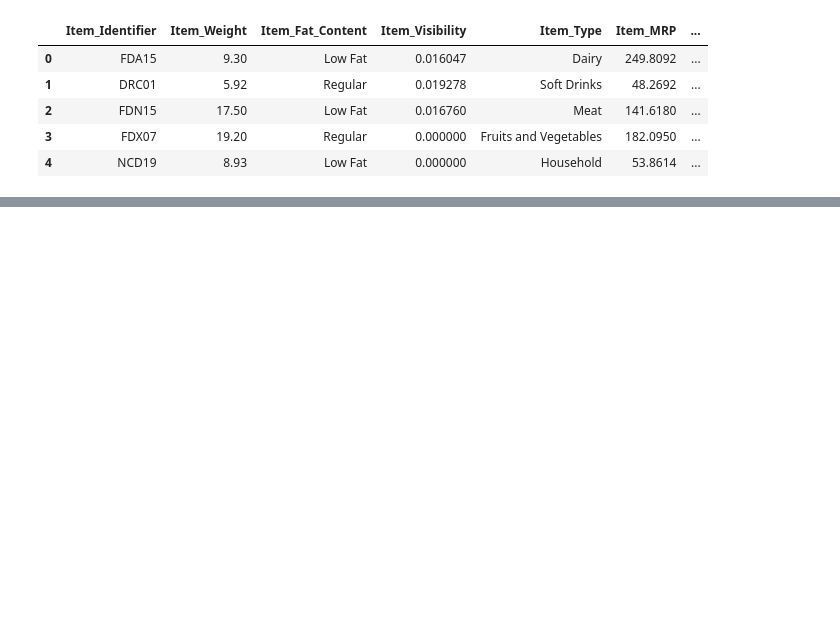
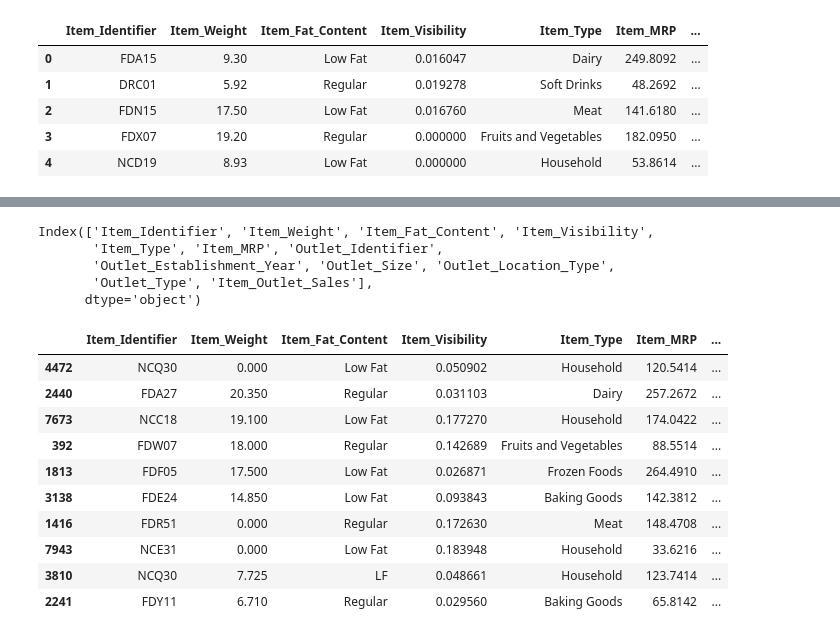
Before and after one commit to ralphpatrick/sales_predictions, a Jupyter notebook: Project_1_Part_1_(Core).ipynb, the cells around one changed output, grey strips where cells are left out. Drawn from its saved outputs; the diff is of its cells as text; code cells hidden in the pictures; blank space fills up the shorter version.

```diff
--- a/Project_1_Part_1_(Core).ipynb
+++ b/Project_1_Part_1_(Core).ipynb
@@ -16,0 +82,23 @@ df.head()
+# %%
+df.columns
+# %% [output]
+Index(['Item_Identifier', 'Item_Weight', 'Item_Fat_Content', 'Item_Visibility',
+       'Item_Type', 'Item_MRP', 'Outlet_Identifier',
+       'Outlet_Establishment_Year', 'Outlet_Size', 'Outlet_Location_Type',
+       'Outlet_Type', 'Item_Outlet_Sales'],
+      dtype='object')
+# %%
+# 5. Decide on how to address the missing values and do it! (This requires your judgement, so explain your choice).
+df.sample(10)
+# %% [output]
+|  | Item_Identifier | Item_Weight | Item_Fat_Content | Item_Visibility | Item_Type | Item_MRP | ... |
+| 4472 | NCQ30 | 0.000 | Low Fat | 0.050902 | Household | 120.5414 | ... |
+| 2440 | FDA27 | 20.350 | Regular | 0.031103 | Dairy | 257.2672 | ... |
+| 7673 | NCC18 | 19.100 | Low Fat | 0.177270 | Household | 174.0422 | ... |
+| 392 | FDW07 | 18.000 | Regular | 0.142689 | Fruits and Vegetables | 88.5514 | ... |
+| 1813 | FDF05 | 17.500 | Low Fat | 0.026871 | Frozen Foods | 264.4910 | ... |
+| 3138 | FDE24 | 14.850 | Low Fat | 0.093843 | Baking Goods | 142.3812 | ... |
+| 1416 | FDR51 | 0.000 | Regular | 0.172630 | Meat | 148.4708 | ... |
+| 7943 | NCE31 | 0.000 | Low Fat | 0.183948 | Household | 33.6216 | ... |
+| 3810 | NCQ30 | 7.725 | LF | 0.048661 | Household | 123.7414 | ... |
+| 2241 | FDY11 | 6.710 | Regular | 0.029560 | Baking Goods | 65.8142 | ... |
```
Also changed, not shown: parts of 26 cells of this notebook.
